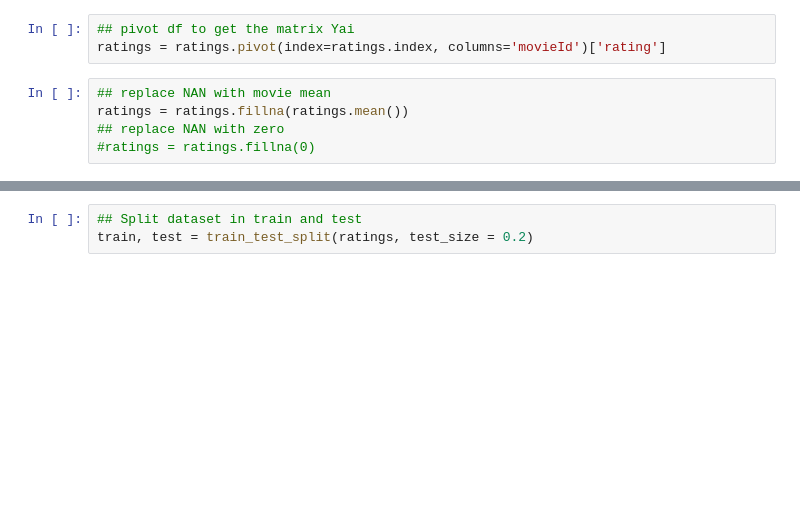
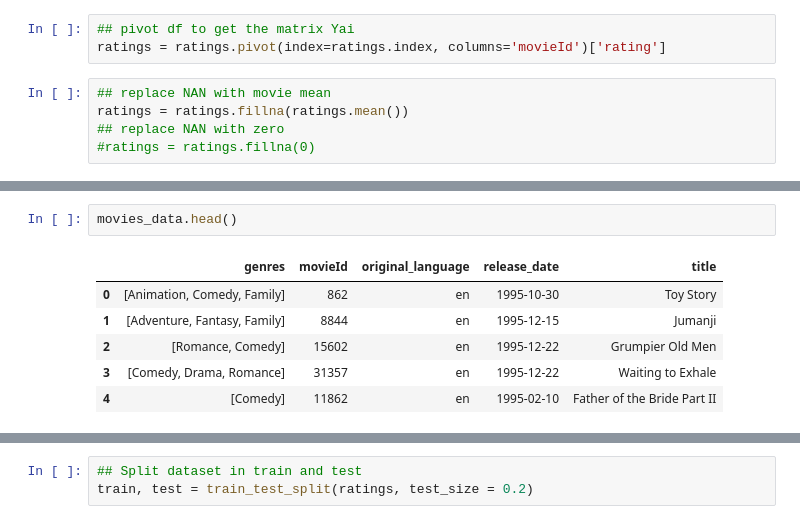
Before and after one commit to carlosgeovany/MachineLearning, a Jupyter notebook: RecommenderSystem.ipynb, the cells around one changed output, grey strips where cells are left out. Drawn from its saved outputs; the diff is of its cells as text; blank space fills up the shorter version.

```diff
--- a/RecommenderSystem.ipynb
+++ b/RecommenderSystem.ipynb
@@ -326,0 +201,9 @@ ratings.head(5)
+# %%
+movies_data.head()
+# %% [output]
+|  | genres | movieId | original_language | release_date | title |
+| 0 | [Animation, Comedy, Family] | 862 | en | 1995-10-30 | Toy Story |
+| 1 | [Adventure, Fantasy, Family] | 8844 | en | 1995-12-15 | Jumanji |
+| 2 | [Romance, Comedy] | 15602 | en | 1995-12-22 | Grumpier Old Men |
+| 3 | [Comedy, Drama, Romance] | 31357 | en | 1995-12-22 | Waiting to Exhale |
+| 4 | [Comedy] | 11862 | en | 1995-02-10 | Father of the Bride Part II |
```
Also changed, not shown: parts of 45 cells of this notebook, 2 other files.
